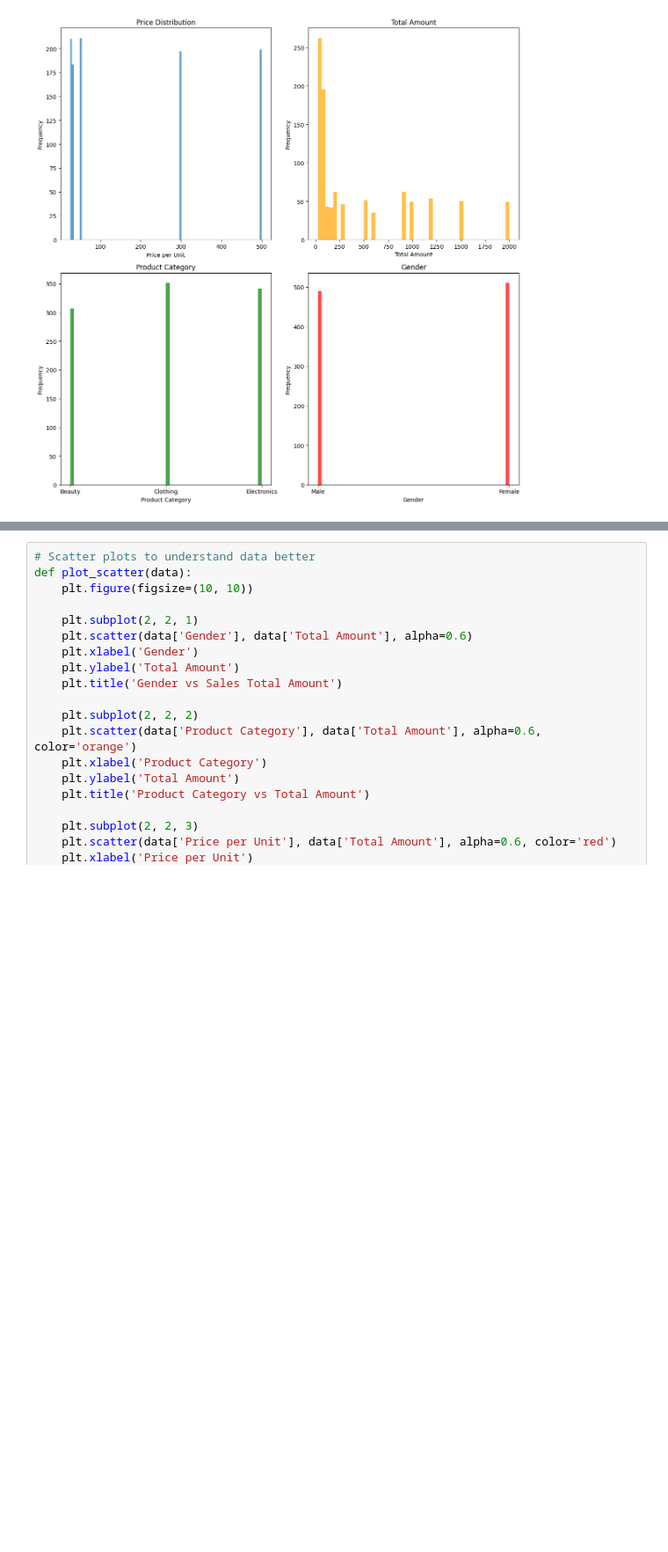
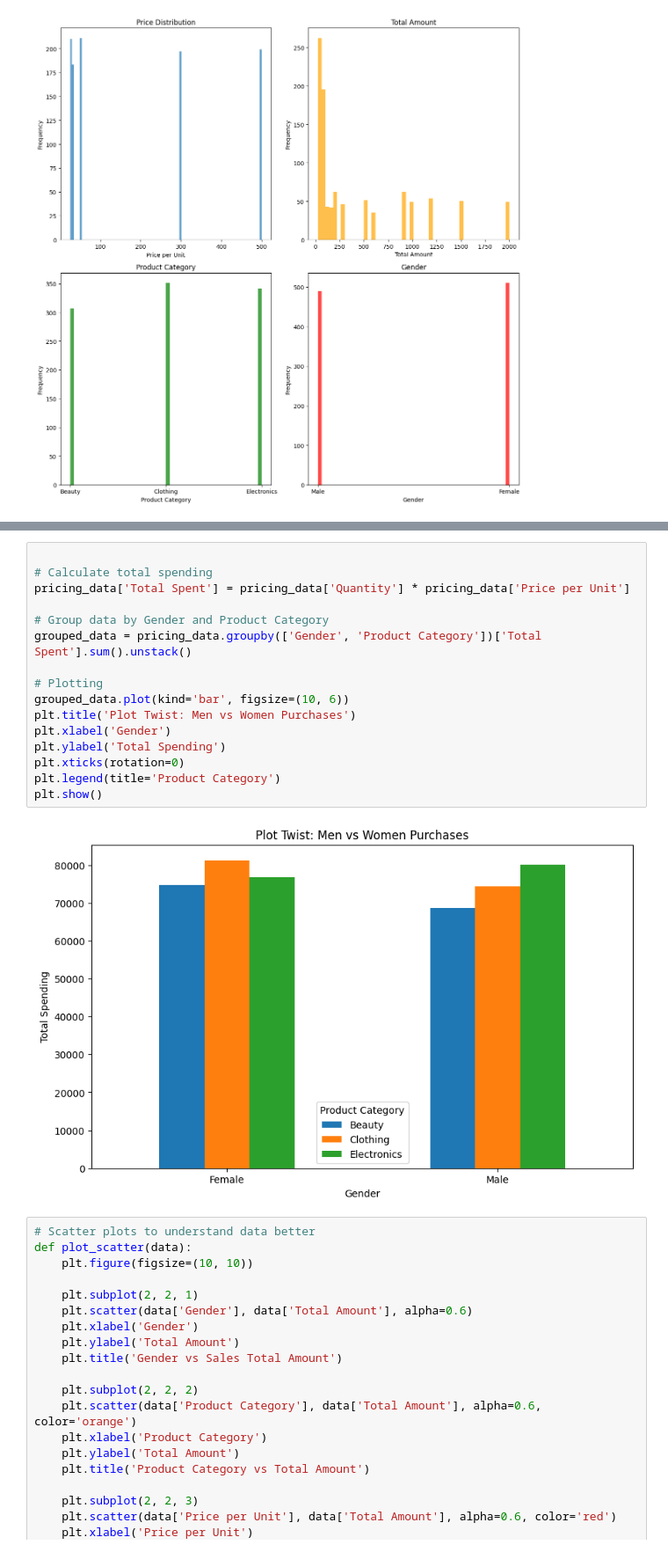
Before and after one commit to SaMoAAlamdari/Price-Optimizing, a Jupyter notebook: Price_Optimizing_Retail_Sales.ipynb, the cells around one changed output, grey strips where cells are left out. Shown at 88% size. Cells and saved outputs as stored; diff of their text form; blank space fills up the shorter version.

```diff
--- a/Price_Optimizing_Retail_Sales.ipynb
+++ b/Price_Optimizing_Retail_Sales.ipynb
@@ -91,3 +106,21 @@ plot_histograms(pricing_data)
+# %%
+
+# Calculate total spending
+pricing_data['Total Spent'] = pricing_data['Quantity'] * pricing_data['Price per Unit']
+
+# Group data by Gender and Product Category
+grouped_data = pricing_data.groupby(['Gender', 'Product Category'])['Total Spent'].sum().unstack()
+
+# Plotting
+grouped_data.plot(kind='bar', figsize=(10, 6))
+plt.title('Plot Twist: Men vs Women Purchases')
+plt.xlabel('Gender')
+plt.ylabel('Total Spending')
+plt.xticks(rotation=0)
+plt.legend(title='Product Category')
+plt.show()
+# %% [output]
+[figure, added]
 # %%
 # Scatter plots to understand data better
 def plot_scatter(data):
```
Also changed, not shown: parts of 3 cells of this notebook.
